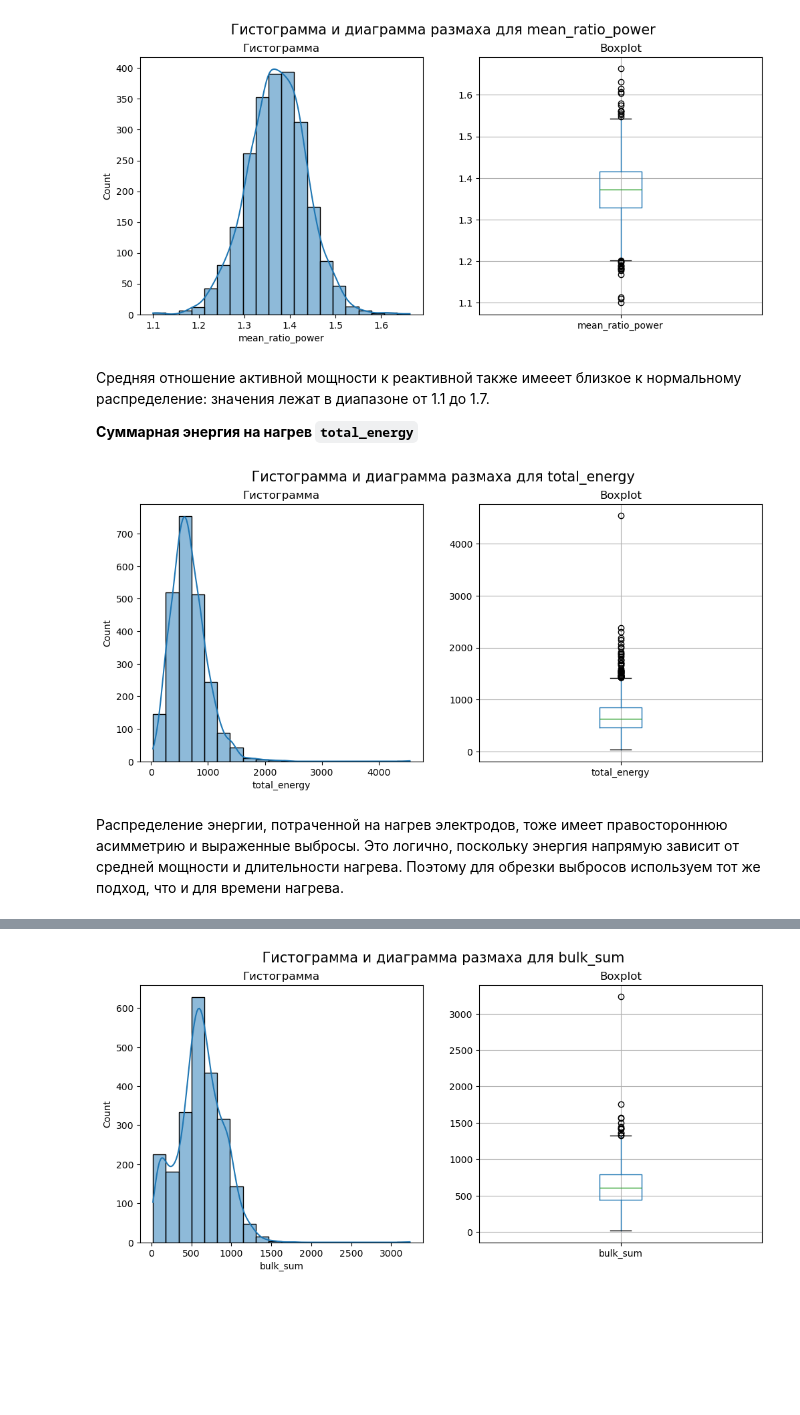
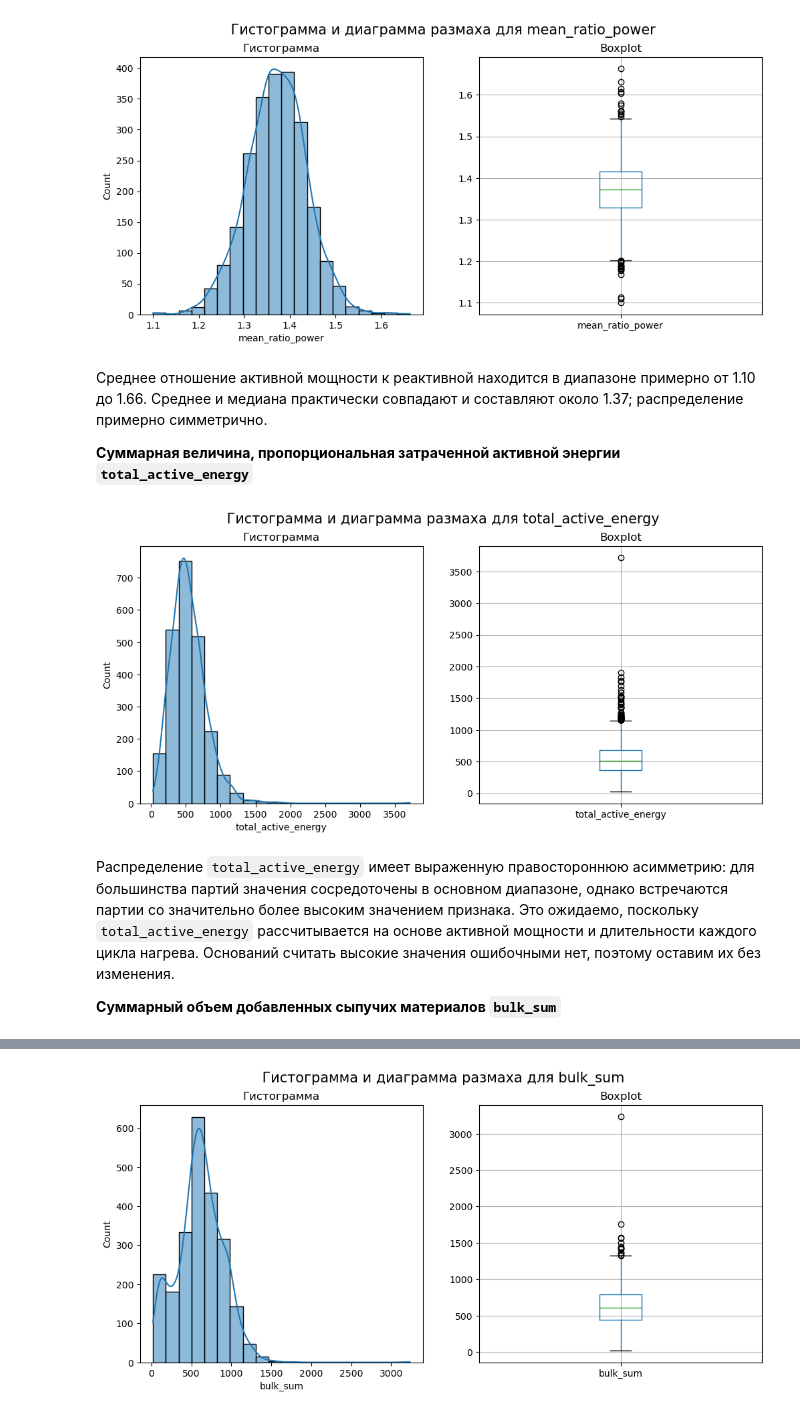
Before and after one commit to Indzhira/SteelTempForecast, a Jupyter notebook: SteelTempForecast.ipynb, the cells around one changed output, grey strips where cells are left out. Drawn from its saved outputs; the diff is of its cells as text; code cells hidden in the pictures; blank space fills up the shorter version.

```diff
--- a/SteelTempForecast.ipynb
+++ b/SteelTempForecast.ipynb
@@ -1242,11 +1303,12 @@ df_wire_time.describe()
 Аналогично, проверим, что подача проволочных материалов не измеряется сутками.
 # %%
 diff = df_wire_time[date_cols].max(axis=1)-df_wire_time[date_cols].min(axis=1)
+
 # Интервал подачи проволочных материалов в секундах
-df_wire_time['wire_time'] = diff.dt.total_seconds()
-df_wire_time['wire_time']=df_wire_time['wire_time'].astype('int')
+df_wire_time['wire_interval'] = diff.dt.total_seconds()
+
 # Интервал подачи проволочных материалов в часах
-df_wire_time['wire_hours'] = df_wire_time['wire_time'] / 3600
+df_wire_time['wire_interval'] = df_wire_time['wire_interval'] / 3600
 
 # Время последней подачи проволочных материалов
 df_wire_time['wire_last_time'] = df_wire_time[date_cols].max(axis=1)
@@ -1259,5 +1321,5 @@ hist_and_boxplot('wire_hours', df_wire_time, bins=20)
 # %%
-df_wire_time_new = df_wire_time[['key', 'wire_time', 'wire_last_time']].copy()
+df_wire_time_new = df_wire_time[['key', 'wire_interval', 'wire_last_time']].copy()
 # %% [markdown]
 ### Объединение таблиц
 # %% [markdown]
@@ -1286,5 +1350,5 @@ len(data[data['wire_last_time'] > data['last_time']])
 # %%
-data = data.drop(columns=['first_time', 'last_time', 'bulk_last_time', 'wire_last_time' ])
+data = data.drop(columns=['first_time', 'last_time', 'heat_last_time', 'bulk_last_time', 'wire_last_time', 'measurement_interval'])
 # %%
 display_info(data, n=3)
 # %% [output]
@@ -1368,3 +1424,0 @@ def upper_outliers(s):
-# %%
-data['heat_time'] = upper_outliers(data['heat_time'])
-hist_and_boxplot('heat_time', data, bins=20)
@@ -1387,12 +1435,14 @@ hist_and_boxplot('mean_ratio_power', data, bins=20)
 # %% [output]
 [figure]
 # %% [markdown]
-Средняя отношение активной мощности к реактивной также имееет близкое к нормальному распределение: значения лежат в диапазоне от 1.1 до 1.7.
+Среднее отношение активной мощности к реактивной находится в диапазоне примерно от 1.10 до 1.66. Среднее и медиана практически совпадают и составляют около 1.37; распределение примерно симметрично.
 
-**Суммарная энергия на нагрев `total_energy`**
+**Суммарная величина, пропорциональная затраченной активной энергии `total_active_energy`**
 # %%
-hist_and_boxplot('total_energy', data, bins=20)
+hist_and_boxplot('total_active_energy', data, bins=20)
 # %% [output]
-[figure, old version]
+[figure, new version]
 # %% [markdown]
-Распределение энергии, потраченной на нагрев электродов, тоже имеет правостороннюю асимметрию и выраженные выбросы. Это логично, поскольку энергия напрямую зависит от средней мощности и длительности нагрева. Поэтому для обрезки выбросов используем тот же подход, что и для времени нагрева.
+Распределение `total_active_energy` имеет выраженную правостороннюю асимметрию: для большинства партий значения сосредоточены в основном диапазоне, однако встречаются партии со значительно более высоким значением признака. Это ожидаемо, поскольку `total_active_energy` рассчитывается на основе активной мощности и длительности каждого цикла нагрева. Оснований считать высокие значения ошибочными нет, поэтому оставим их без изменения.
+
+**Суммарный объем добавленных сыпучих материалов `bulk_sum`**
```
Also changed, not shown: parts of 127 cells of this notebook, 1 other file.
